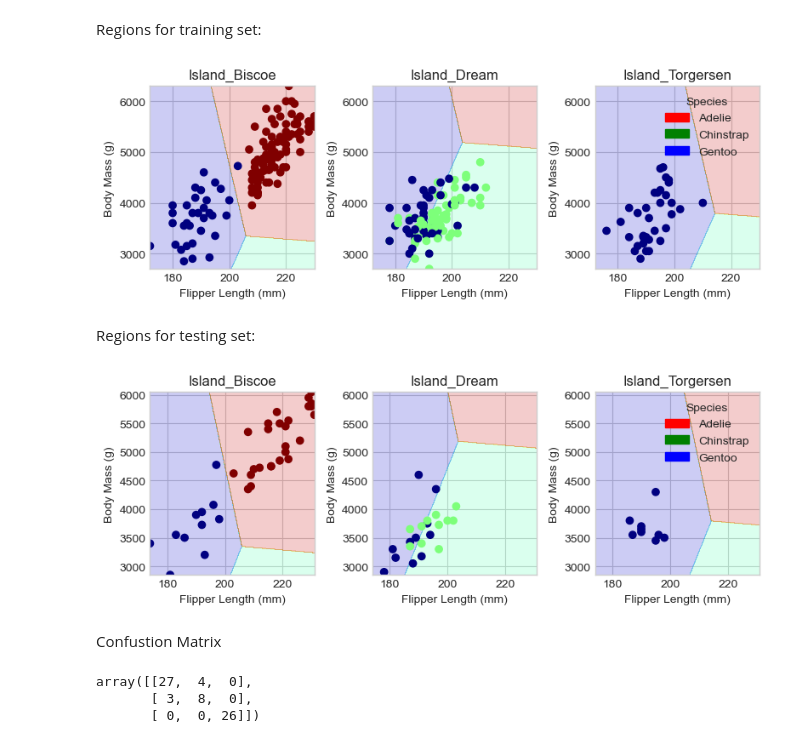
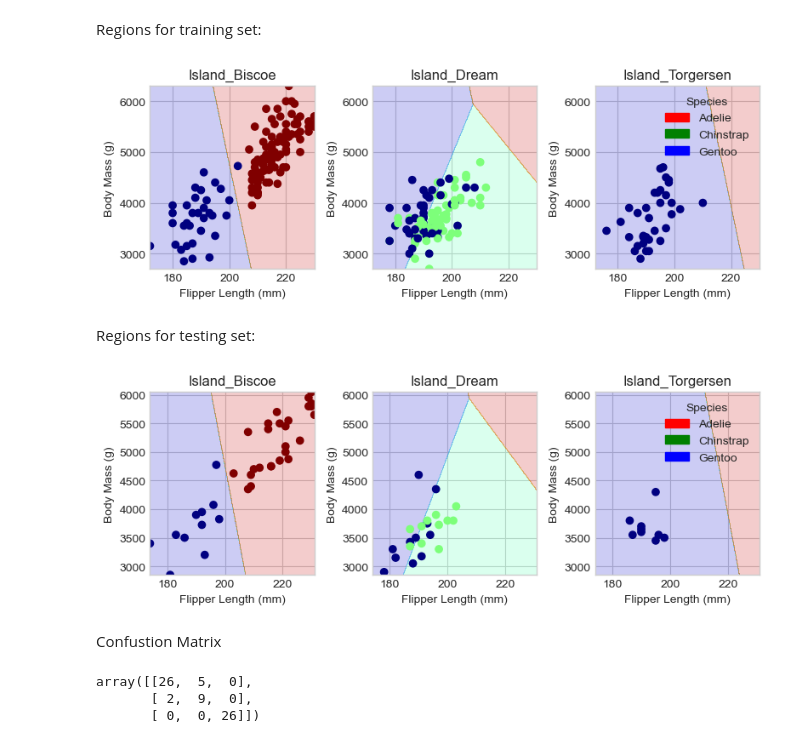
Before and after one commit to EpicET/EpicET.github.io, a Jupyter notebook: posts/blog1/index.ipynb, the cells around one changed output. Cells and saved outputs as stored; diff of their text form; code cells hidden in the pictures.

```diff
--- a/posts/blog1/index.ipynb
+++ b/posts/blog1/index.ipynb
@@ -139,7 +141,14 @@ The model is trained on the data with features determined from above. I had to i
 # %%
 from sklearn.linear_model import LogisticRegression
+from sklearn.pipeline import make_pipeline
+from sklearn.preprocessing import StandardScaler
 
-LR = LogisticRegression(max_iter=1000)
-LR.fit(X_train[cols], y_train)
-LR.score(X_train[cols], y_train)
+#
+pipe = make_pipeline(StandardScaler(), LogisticRegression())
+pipe.fit(X_train[cols], y_train)
+pipe.score(X_train[cols], y_train)
+
+# LR = LogisticRegression(max_iter=1000)
+# LR.fit(X_train[cols], y_train)
+# LR.score(X_train[cols], y_train)
 # %% [output]
@@ -223,23 +225,23 @@ def plot_regions(model, X, y):
 # %% [markdown]
 Regions for training set:
 # %%
-plot_regions(LR, X_train[cols], y_train)
+plot_regions(pipe, X_train[cols], y_train)
 # %% [output]
-[figure, old version]
+[figure, new version]
 # %% [markdown]
 Regions for testing set:
 # %%
-plot_regions(LR, X_test[cols], y_test)
+plot_regions(pipe, X_test[cols], y_test)
 # %% [output]
-[figure, old version]
+[figure, new version]
 # %% [markdown]
 Confustion Matrix
 # %%
 from sklearn.metrics import confusion_matrix
 
-y_test_pred = LR.predict(X_test[cols])
+y_test_pred = pipe.predict(X_test[cols])
 confusion_matrix(y_test, y_test_pred)
 # %% [output]
-array([[27,  4,  0],
-       [ 3,  8,  0],
+array([[26,  5,  0],
+       [ 2,  9,  0],
        [ 0,  0, 26]])
```
Also changed, not shown: parts of 7 cells of this notebook, 8 other files.
